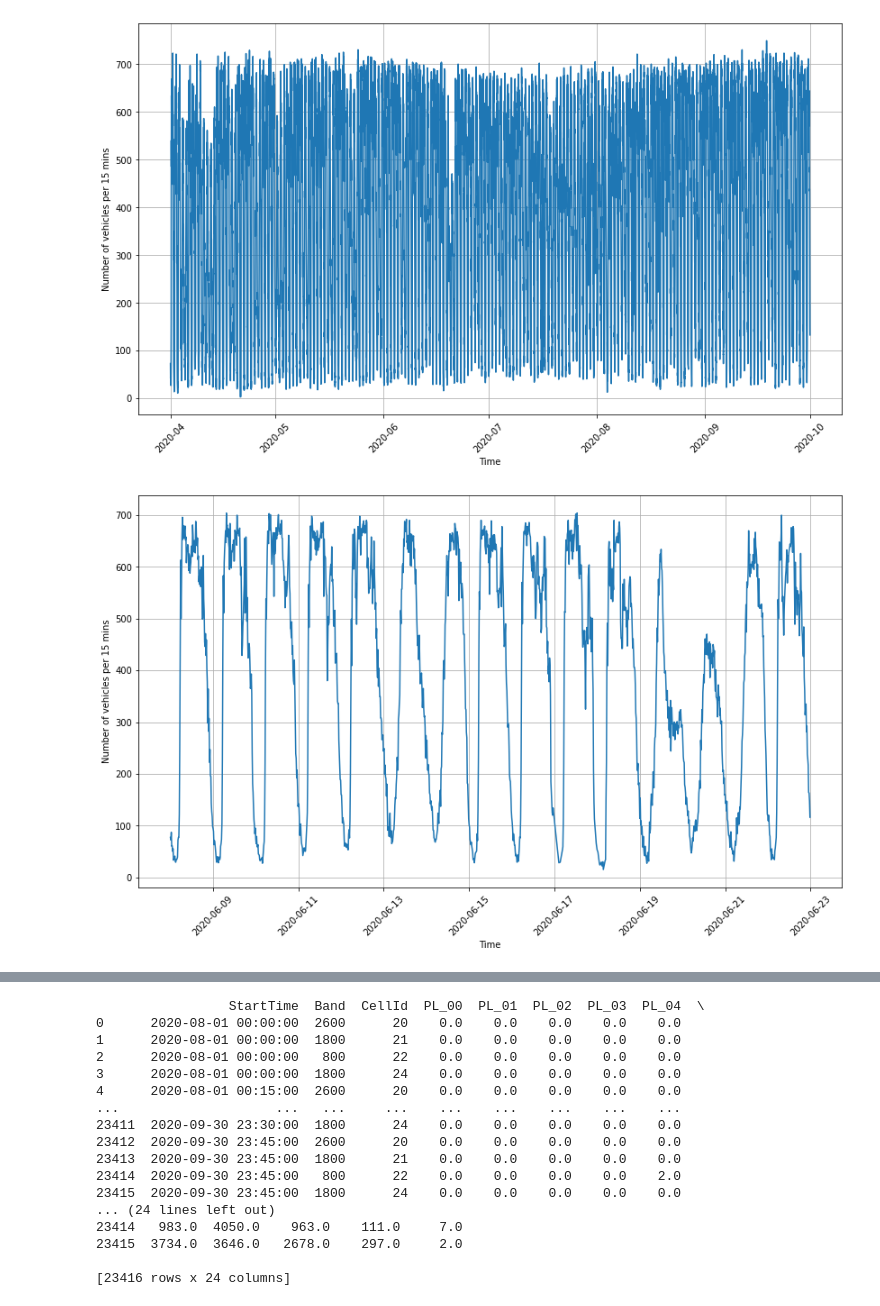
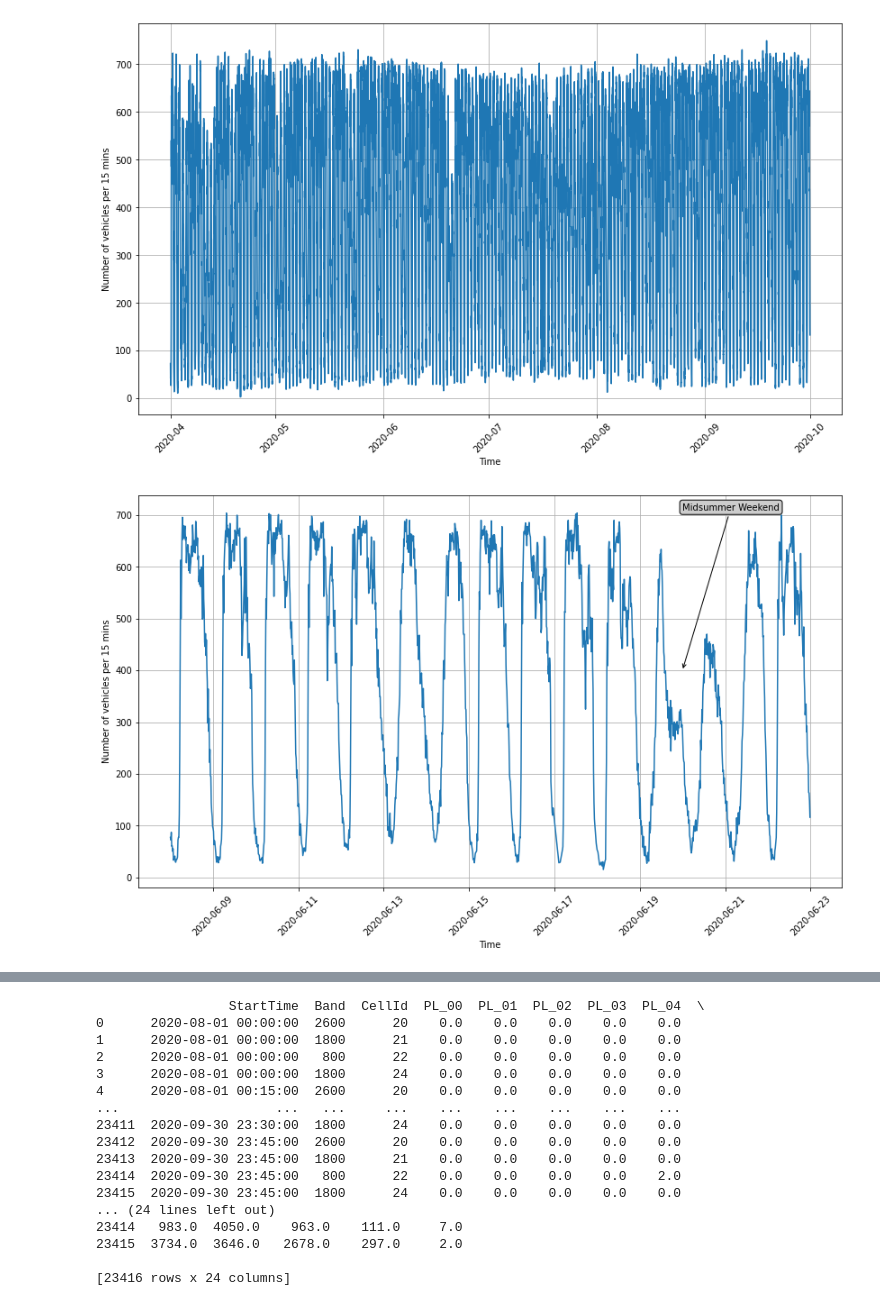
Before and after one commit to acatovic/kth-traffic-counter, a Jupyter notebook: code/TrafficCounter_armin.ipynb, the cells around one changed output, grey strips where cells are left out. Cells and saved outputs as stored; diff of their text form; code cells hidden in the pictures.

```diff
--- a/code/TrafficCounter_armin.ipynb
+++ b/code/TrafficCounter_armin.ipynb
@@ -66,13 +67,28 @@ plt.ylabel('Number of vehicles per 15 mins')
 plt.show()
 # %% [output]
 [figure]
-# %%
-plt.figure(figsize=(14, 8))
-plt.plot(d.loc['2020-06-08':'2020-06-22'])
-plt.grid()
-plt.xticks(rotation=45)
-plt.xlabel('Time')
-plt.ylabel('Number of vehicles per 15 mins')
-plt.show()
-# %% [output]
-[figure, removed]
+# %%
+# The drop in number of vehicles is due to "midsommar"
+# public holiday in Sweden; this year midsommar fell
+# on Saturday (20/6), which meant that Friday (19/6) was
+# a designated red day - so we see around noon on Friday
+# a significant drop in traffic, and also significantly
+# less traffic on the following day
+import datetime as dt
+import matplotlib.dates as md
+
+x = md.date2num(dt.datetime(2020, 6, 20))
+bbox = {'boxstyle': 'round', 'fc': '0.8'}
+arrowprops = {'arrowstyle': '->'}
+
+plt.figure(figsize=(14, 8))
+plt.plot(d.loc['2020-06-08':'2020-06-22'])
+plt.grid()
+plt.xticks(rotation=45)
+plt.xlabel('Time')
+plt.ylabel('Number of vehicles per 15 mins')
+plt.annotate('Midsummer Weekend', xy=(x, 400), xytext=(x, 710),
+            bbox=bbox, arrowprops=arrowprops)
+plt.show()
+# %% [output]
+[figure, added]
```
Also changed, not shown: parts of 9 cells of this notebook.
